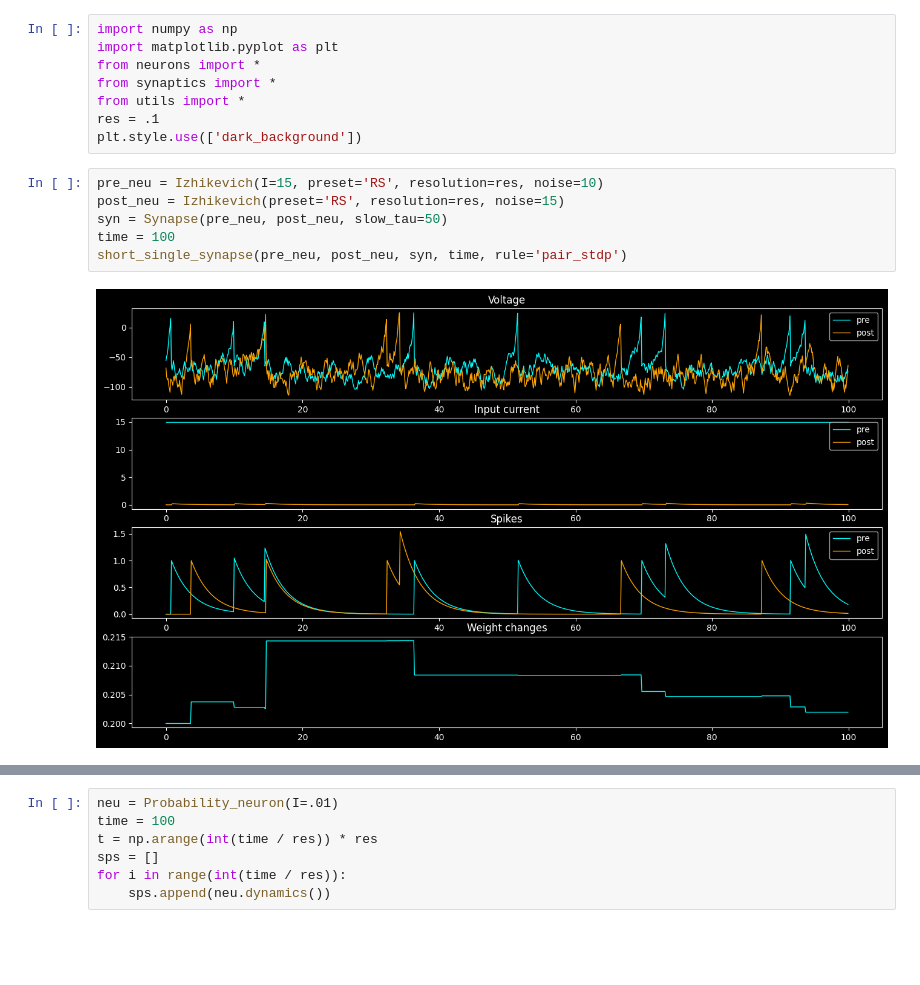
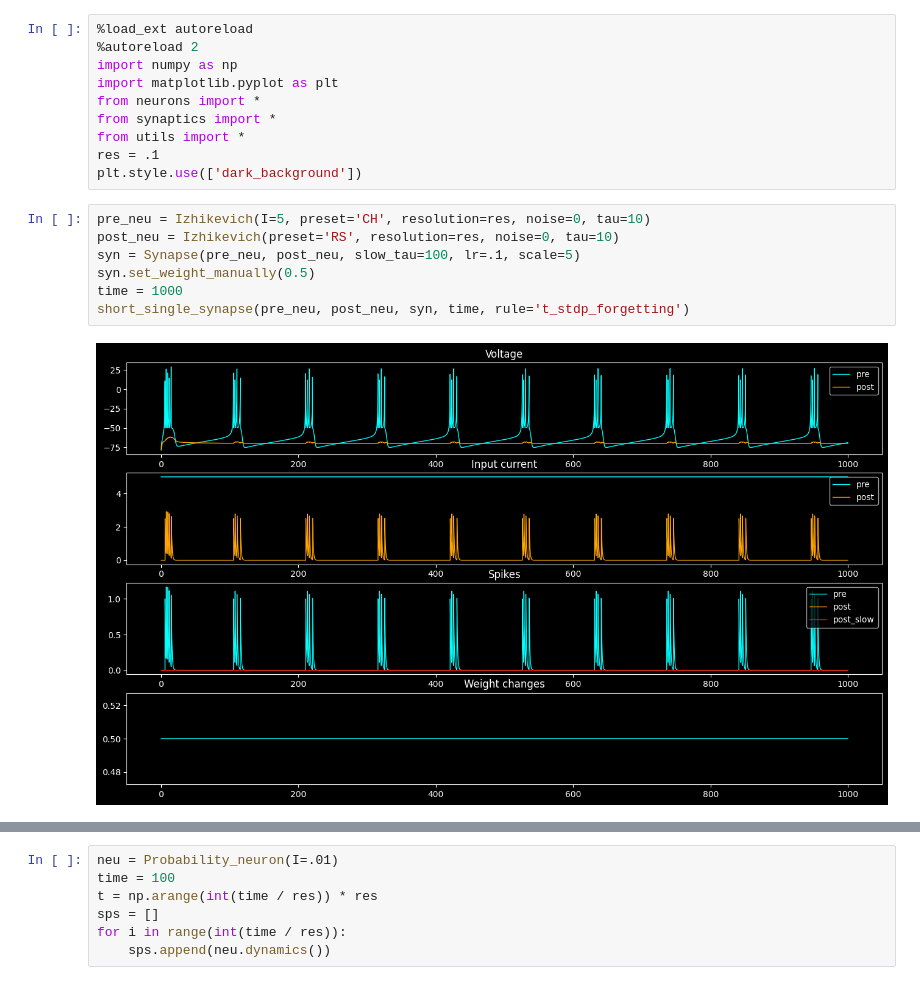
Before and after one commit to iamkg0/rustyspikes, a Jupyter notebook: test.ipynb, the cells around one changed output, grey strips where cells are left out. Saved outputs shown, nothing was run; the diff lists cells and outputs as text; blank space fills up the shorter version.

```diff
--- a/test.ipynb
+++ b/test.ipynb
@@ -1,4 +1,6 @@
 # %%
+%load_ext autoreload
+%autoreload 2
 import numpy as np
 import matplotlib.pyplot as plt
 from neurons import *
@@ -7,10 +9,11 @@ from utils import *
 res = .1
 plt.style.use(['dark_background'])
 # %%
-pre_neu = Izhikevich(I=15, preset='RS', resolution=res, noise=10)
-post_neu = Izhikevich(preset='RS', resolution=res, noise=15)
-syn = Synapse(pre_neu, post_neu, slow_tau=50)
-time = 100
-short_single_synapse(pre_neu, post_neu, syn, time, rule='pair_stdp')
+pre_neu = Izhikevich(I=5, preset='CH', resolution=res, noise=0, tau=10)
+post_neu = Izhikevich(preset='RS', resolution=res, noise=0, tau=10)
+syn = Synapse(pre_neu, post_neu, slow_tau=100, lr=.1, scale=5)
+syn.set_weight_manually(0.5)
+time = 1000
+short_single_synapse(pre_neu, post_neu, syn, time, rule='t_stdp_forgetting')
 # %% [output]
-[figure, old version]
+[figure, new version]
```
Also changed, not shown: parts of 13 cells of this notebook, 3 other files.
